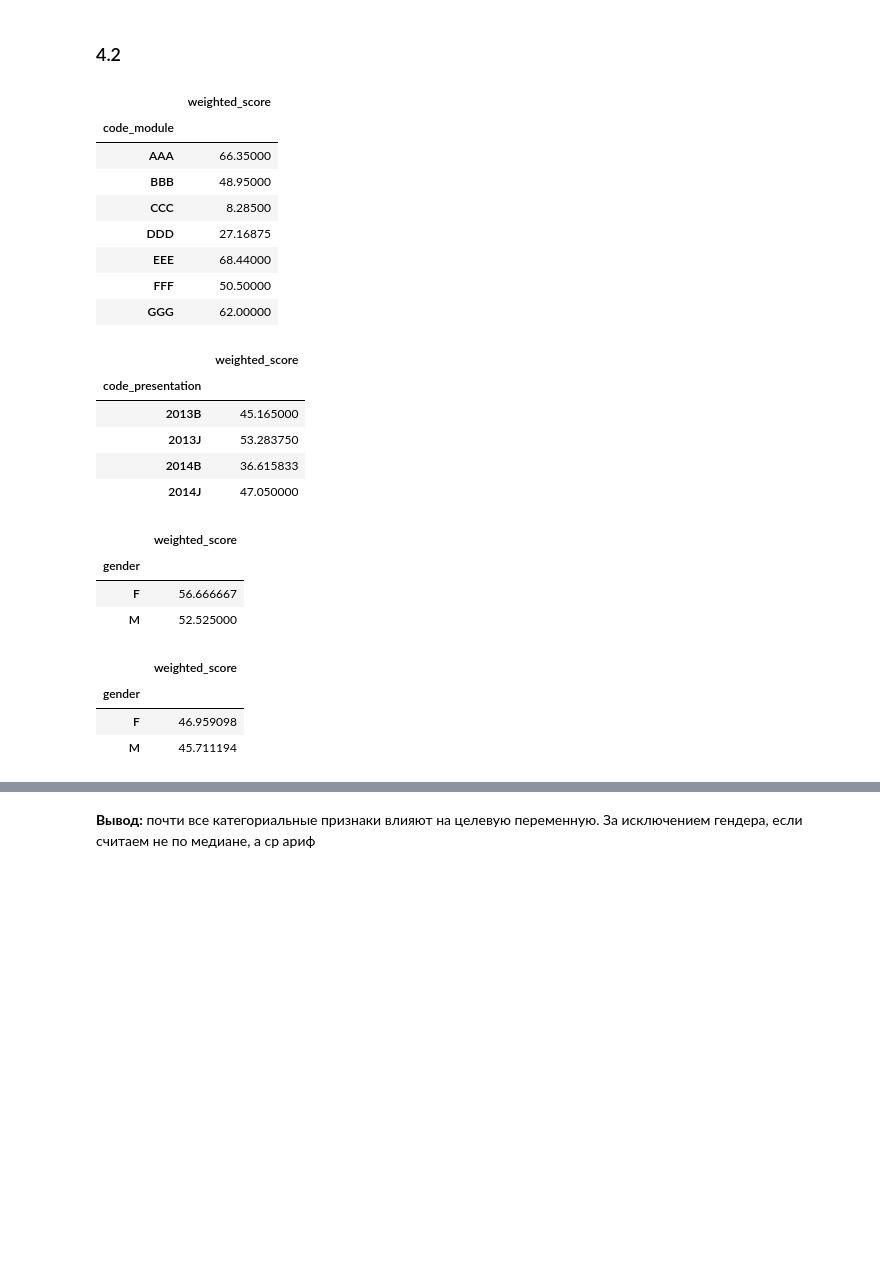
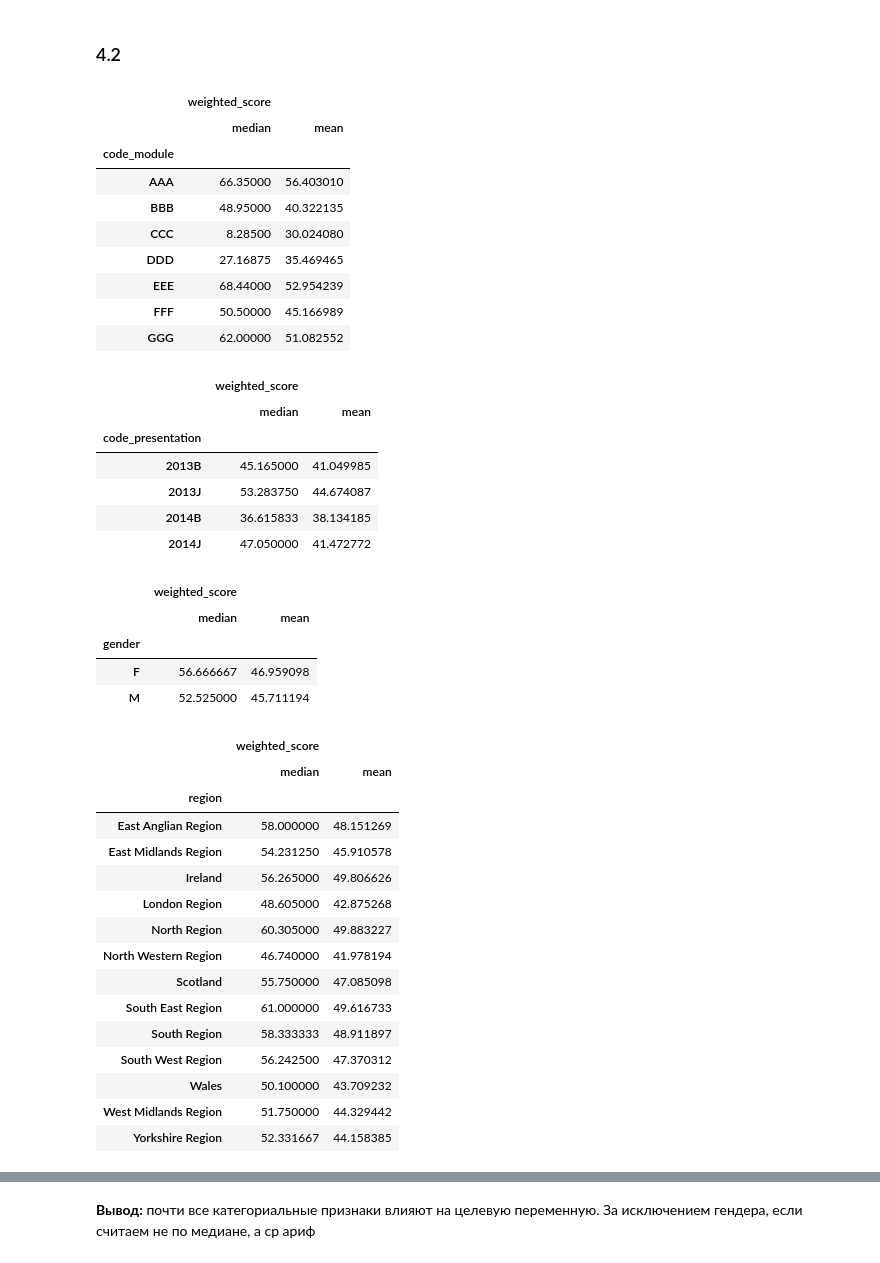
Before and after one commit to AntonGitOrlov/Data_Science, a Jupyter notebook: "Библиотеки_Python_для_работы_с_данными_самостоятельная_работа"_ОрловАВ.ipynb, the cells around one changed output, grey strips where cells are left out. Saved outputs shown, nothing was run; the diff lists cells and outputs as text; code cells hidden in the pictures; blank space fills up the shorter version.

```diff
--- a/"Библиотеки_Python_для_работы_с_данными_самостоятельная_работа"_ОрловАВ.ipynb
+++ b/"Библиотеки_Python_для_работы_с_данными_самостоятельная_работа"_ОрловАВ.ipynb
@@ -972,38 +972,53 @@ Train[num_columns].corr().style.background_gradient(cmap = 'YlOrRd', # наш ц
 # %%
 # Категориальные данные:	  ['id_student', 'code_module', 'code_presentation', 'gender', 'region', 'highest_education', 'imd_band', 'age_band', 'disability']
 # %%
-Train.groupby(['code_module']).agg({'weighted_score': 'median'})
+Train.groupby(['code_module']).agg({'weighted_score': ['median', 'mean']})
 # %% [output]
-|  | weighted_score |
-| code_module |  |
-| AAA | 66.35000 |
-| BBB | 48.95000 |
-| CCC | 8.28500 |
-| DDD | 27.16875 |
-| EEE | 68.44000 |
-| FFF | 50.50000 |
-| GGG | 62.00000 |
+|  | weighted_score |  |
+|  | median | mean |
+| code_module |  |  |
+| AAA | 66.35000 | 56.403010 |
+| BBB | 48.95000 | 40.322135 |
+| CCC | 8.28500 | 30.024080 |
+| DDD | 27.16875 | 35.469465 |
+| EEE | 68.44000 | 52.954239 |
+| FFF | 50.50000 | 45.166989 |
+| GGG | 62.00000 | 51.082552 |
 # %%
-Train.groupby(['code_presentation']).agg({'weighted_score': 'median'})
+Train.groupby(['code_presentation']).agg({'weighted_score': ['median', 'mean']})
 # %% [output]
-|  | weighted_score |
-| code_presentation |  |
-| 2013B | 45.165000 |
-| 2013J | 53.283750 |
-| 2014B | 36.615833 |
-| 2014J | 47.050000 |
+|  | weighted_score |  |
+|  | median | mean |
+| code_presentation |  |  |
+| 2013B | 45.165000 | 41.049985 |
+| 2013J | 53.283750 | 44.674087 |
+| 2014B | 36.615833 | 38.134185 |
+| 2014J | 47.050000 | 41.472772 |
 # %%
-Train.groupby(['gender']).agg({'weighted_score': 'median'})
+Train.groupby(['gender']).agg({'weighted_score': ['median', 'mean']})
 # %% [output]
-|  | weighted_score |
-| gender |  |
-| F | 56.666667 |
-| M | 52.525000 |
+|  | weighted_score |  |
+|  | median | mean |
+| gender |  |  |
+| F | 56.666667 | 46.959098 |
+| M | 52.525000 | 45.711194 |
 # %%
-Train.groupby(['gender']).agg({'weighted_score': 'mean'})
+Train.groupby(['region']).agg({'weighted_score': ['median', 'mean']})
 # %% [output]
-|  | weighted_score |
-| gender |  |
-| F | 46.959098 |
-| M | 45.711194 |
+|  | weighted_score |  |
+|  | median | mean |
+| region |  |  |
+| East Anglian Region | 58.000000 | 48.151269 |
+| East Midlands Region | 54.231250 | 45.910578 |
+| Ireland | 56.265000 | 49.806626 |
+| London Region | 48.605000 | 42.875268 |
+| North Region | 60.305000 | 49.883227 |
+| North Western Region | 46.740000 | 41.978194 |
+| Scotland | 55.750000 | 47.085098 |
+| South East Region | 61.000000 | 49.616733 |
+| South Region | 58.333333 | 48.911897 |
+| South West Region | 56.242500 | 47.370312 |
+| Wales | 50.100000 | 43.709232 |
+| West Midlands Region | 51.750000 | 44.329442 |
+| Yorkshire Region | 52.331667 | 44.158385 |
 # %%
```
Also changed, not shown: parts of 18 cells of this notebook.
